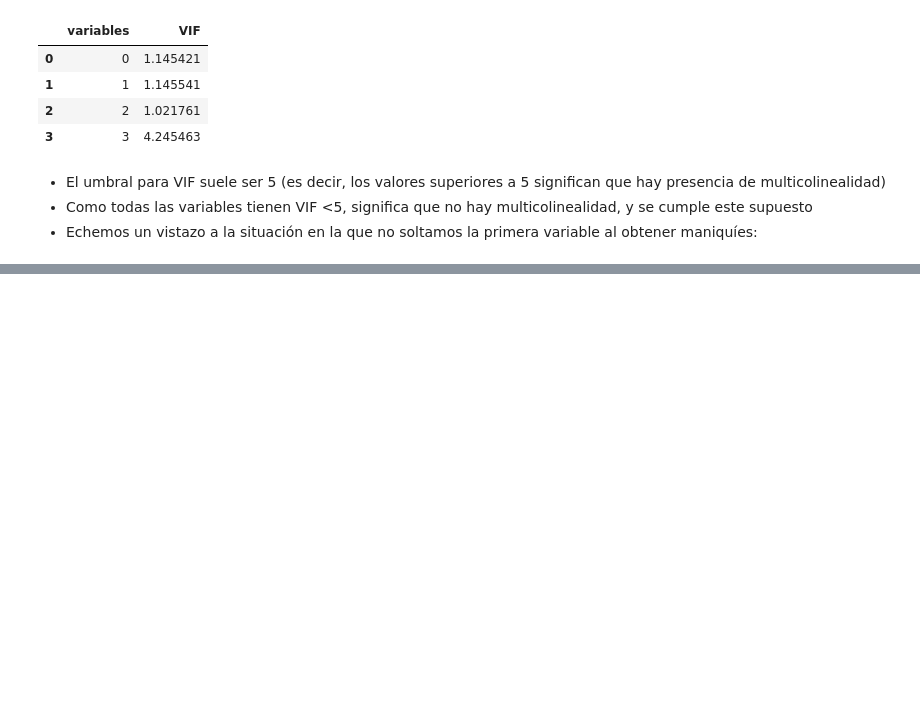
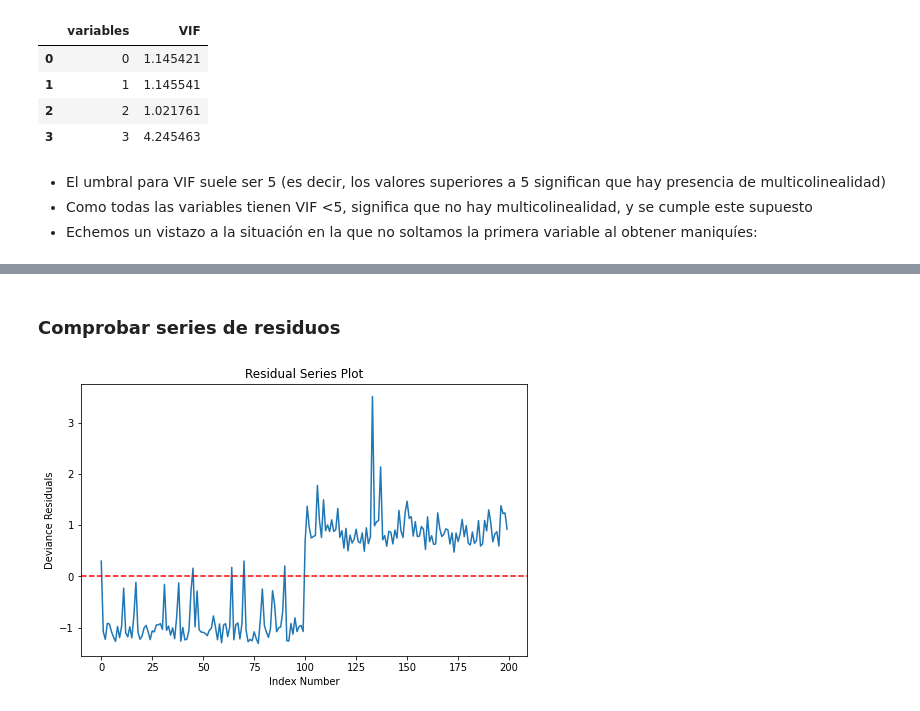
Before and after one commit to octagomez/TP_MARZO2022_REGRESION_LOGISTICA, a Jupyter notebook: Matrices_200_Ejercicio_TP_MARZO_NARCI_.ipynb, the cells around one changed output, grey strips where cells are left out. Cells and saved outputs as stored; diff of their text form; code cells hidden in the pictures; blank space fills up the shorter version.

```diff
--- a/Matrices_200_Ejercicio_TP_MARZO_NARCI_.ipynb
+++ b/Matrices_200_Ejercicio_TP_MARZO_NARCI_.ipynb
@@ -451,0 +438,6 @@ calc_vif(X_constant) # Include constant in VIF calculation in Python
+# %%
+# Setup logistic regression model (using GLM method so that we can retrieve residuals)
+X_constant = sm.add_constant(XU_s, prepend=False)
+logit_model = GLM(y_20, X_constant, family=families.Binomial())
+logit_results = logit_model.fit()
+print(logit_results.summary())
@@ -451,0 +454,16 @@ calc_vif(X_constant) # Include constant in VIF calculation in Python
+# %% [markdown]
+### Comprobar series de residuos
+# %%
+# Generate residual series plot
+# paso XU_s a DF
+df_x = pd.DataFrame(XU_s)
+# SCRIPT
+fig = plt.figure(figsize=(8,5))
+ax = fig.add_subplot(111, title="Residual Series Plot",
+                    xlabel="Index Number", ylabel="Deviance Residuals")
+
+# ax.plot(X.index.tolist(), stats.zscore(logit_results.resid_pearson))
+ax.plot(df_x.index.tolist(), stats.zscore(logit_results.resid_deviance))
+plt.axhline(y=0, ls="--", color='red');
+# %% [output]
+[figure, added]
```
Also changed, not shown: parts of 15 cells of this notebook.
